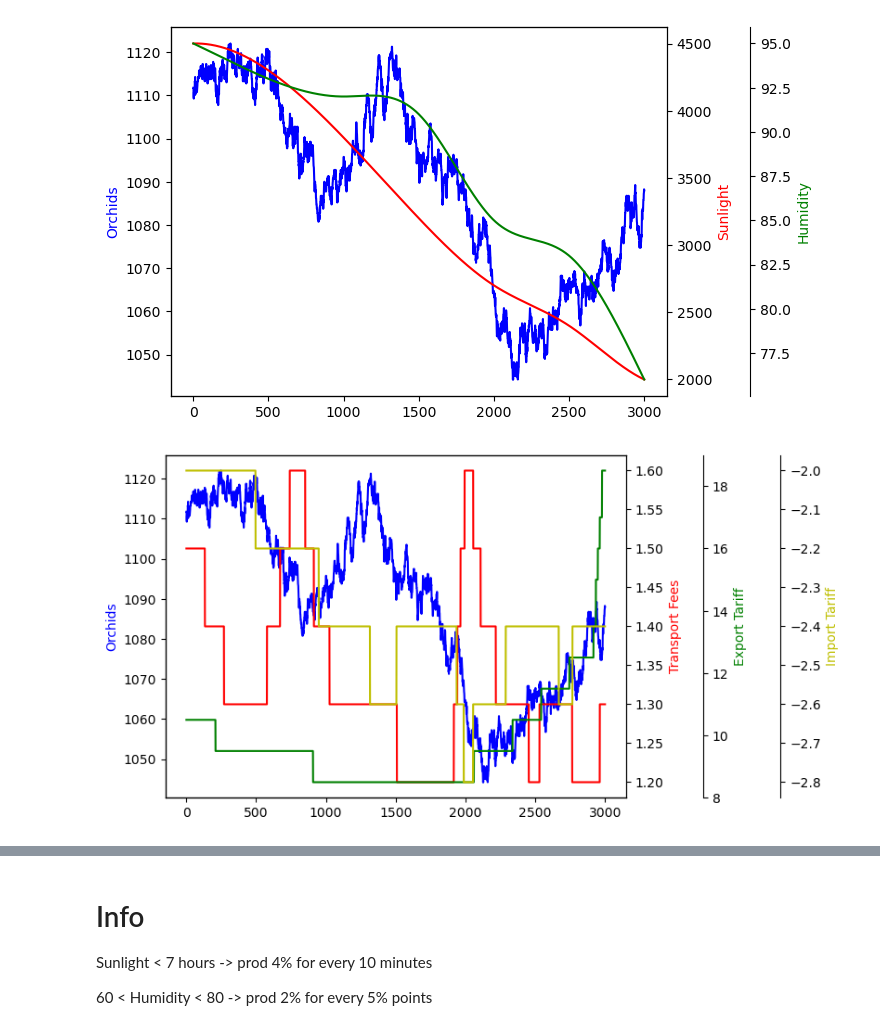
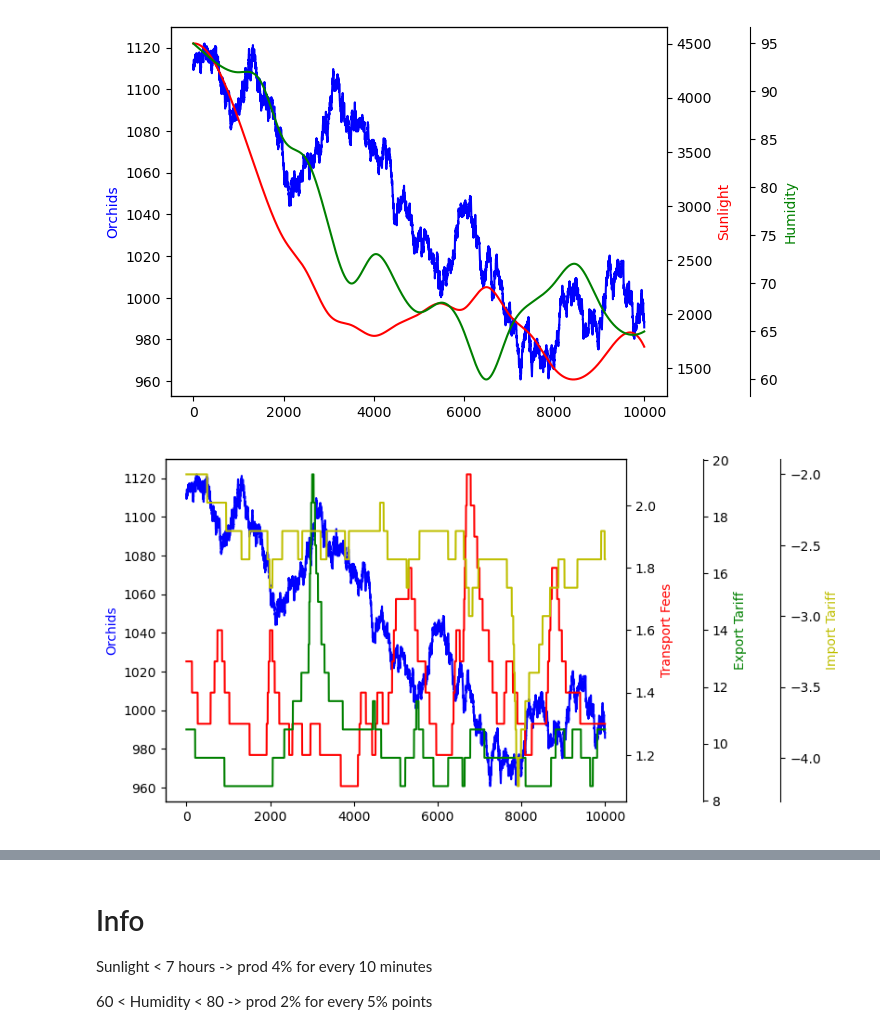
Before and after one commit to AlviseSembenico/IMC-prosperity, a Jupyter notebook: notebooks/round2.ipynb, the cells around one changed output, grey strips where cells are left out. Drawn from its saved outputs; the diff is of its cells as text; code cells hidden in the pictures.

```diff
--- a/notebooks/round2.ipynb
+++ b/notebooks/round2.ipynb
@@ -3,7 +3,7 @@ import pandas as pd
 from matplotlib import pyplot as plt
 
 df = pd.read_csv('../data/round2/0.csv', delimiter=';')
-l = 0.3
+l = 1
 df = df.loc[:len(df) // (1 / l)]
 df.head()
 
@@ -29,32 +29,32 @@ plt.show()
 
 fig, ax1 = plt.subplots()
 
 # Primary y-axis
 ax1.plot(df['ORCHIDS'], color='b', label='Orchids')
 ax1.set_ylabel('Orchids', color='b')
 # ax1.legend(loc='upper left')
 
 # First secondary y-axis
 ax2 = ax1.twinx()
 ax2.plot(df['TRANSPORT_FEES'], color='r', label='Transport Fees')
 ax2.set_ylabel('Transport Fees', color='r')
 # ax2.legend(loc='upper right')
 
 # Second secondary y-axis
 ax3 = ax1.twinx()
 ax3.spines['right'].set_position(('outward', 60))  # Shift it outward
 ax3.plot(df['EXPORT_TARIFF'], color='g', label='Export Tariff')
 ax3.set_ylabel('Export Tariff', color='g')
 # ax3.legend(loc='lower right')
 
 # Third secondary y-axis
 ax4 = ax1.twinx()
 ax4.spines['right'].set_position(('outward', 120))  # Further shift it outward
 ax4.plot(df['IMPORT_TARIFF'], color='y', label='Import Tariff')
 ax4.set_ylabel('Import Tariff', color='y')
 # ax4.legend(loc='lower left')
 
 plt.show()
 # %% [output]
-[figure, old version]
+[figure, new version]
-[figure, old version]
+[figure, new version]
```
Also changed, not shown: parts of 8 cells of this notebook.
